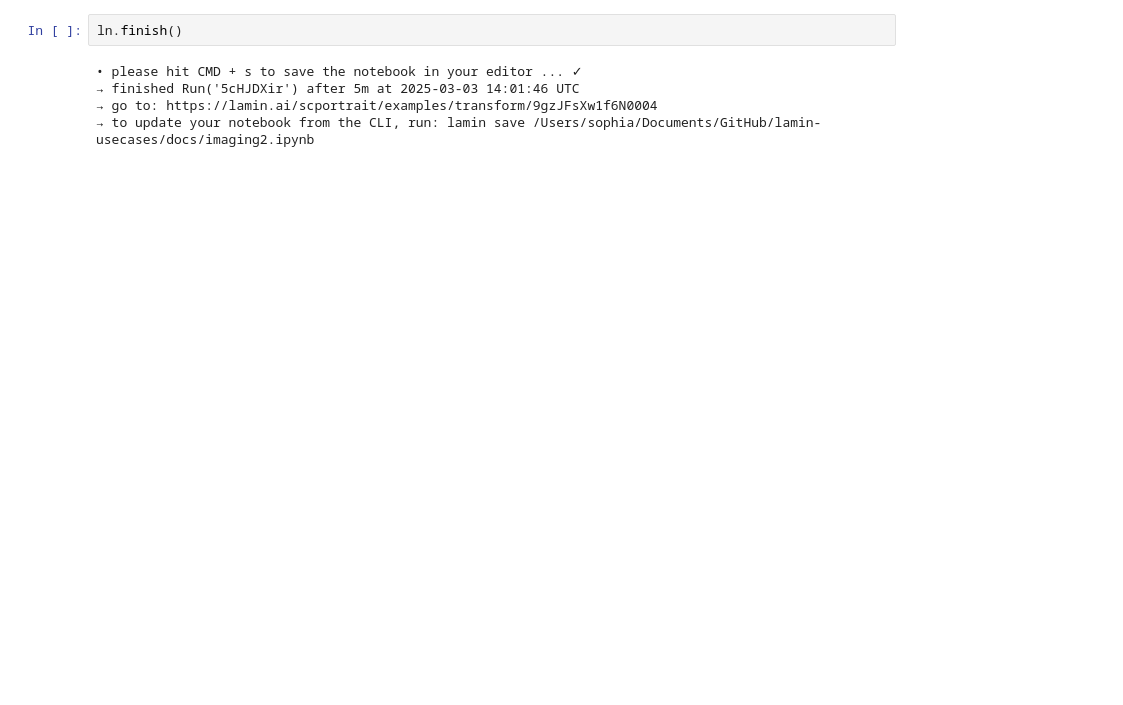
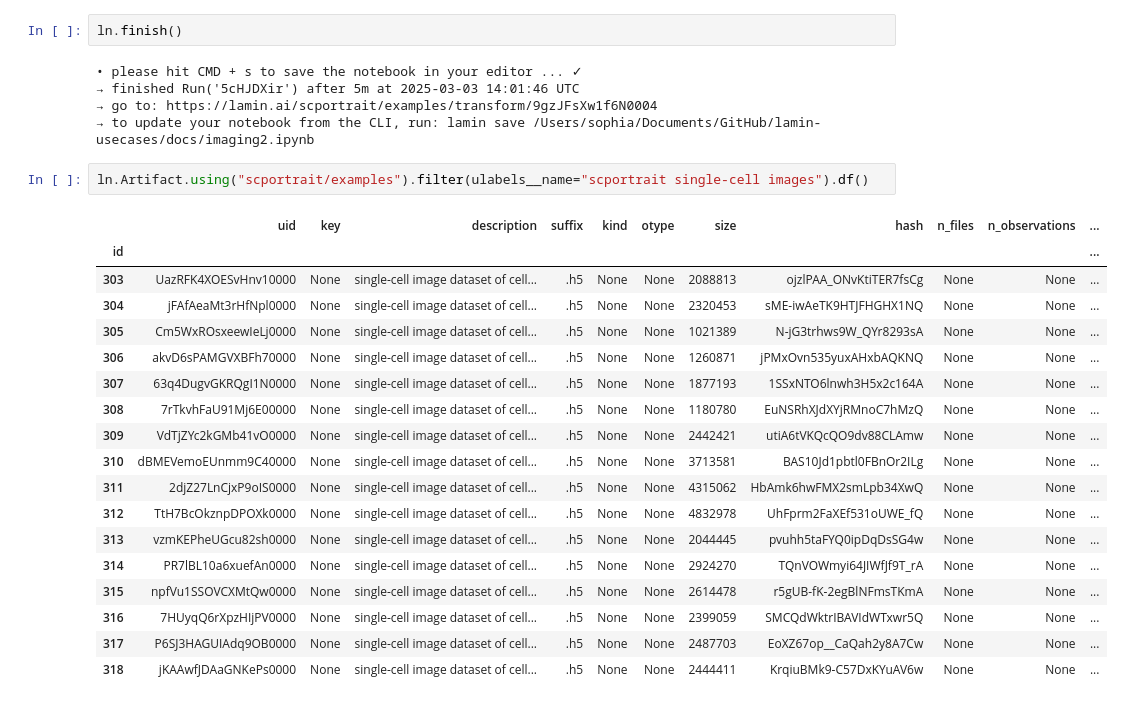
Before and after one commit to laminlabs/lamin-usecases, a Jupyter notebook: docs/imaging2.ipynb, the cells around one changed output. Cells and saved outputs as stored; diff of their text form; blank space fills up the shorter version.

Commit message:
:art: add use of remote scportrait/examples_instance in ln.filter operations

```diff
--- a/docs/imaging2.ipynb
+++ b/docs/imaging2.ipynb
@@ -427,3 +428,24 @@ ln.finish()
 → finished Run('5cHJDXir') after 5m at 2025-03-03 14:01:46 UTC
 → go to: https://lamin.ai/scportrait/examples/transform/9gzJFsXw1f6N0004
 → to update your notebook from the CLI, run: lamin save /Users/sophia/Documents/GitHub/lamin-usecases/docs/imaging2.ipynb
+# %%
+ln.Artifact.using("scportrait/examples").filter(ulabels__name="scportrait single-cell images").df()
+# %% [output]
+|  | uid | key | description | suffix | kind | otype | size | hash | n_files | n_observations | ... |
+| id |  |  |  |  |  |  |  |  |  |  | ... |
+| 303 | UazRFK4XOESvHnv10000 | None | single-cell image dataset of cell... | .h5 | None | None | 2088813 | ojzlPAA_ONvKtiTER7fsCg | None | None | ... |
+| 304 | jFAfAeaMt3rHfNpl0000 | None | single-cell image dataset of cell... | .h5 | None | None | 2320453 | sME-iwAeTK9HTJFHGHX1NQ | None | None | ... |
+| 305 | Cm5WxROsxeewIeLj0000 | None | single-cell image dataset of cell... | .h5 | None | None | 1021389 | N-jG3trhws9W_QYr8293sA | None | None | ... |
+| 306 | akvD6sPAMGVXBFh70000 | None | single-cell image dataset of cell... | .h5 | None | None | 1260871 | jPMxOvn535yuxAHxbAQKNQ | None | None | ... |
+| 307 | 63q4DugvGKRQgI1N0000 | None | single-cell image dataset of cell... | .h5 | None | None | 1877193 | 1SSxNTO6lnwh3H5x2c164A | None | None | ... |
+| 308 | 7rTkvhFaU91Mj6E00000 | None | single-cell image dataset of cell... | .h5 | None | None | 1180780 | EuNSRhXJdXYjRMnoC7hMzQ | None | None | ... |
+| 309 | VdTjZYc2kGMb41vO0000 | None | single-cell image dataset of cell... | .h5 | None | None | 2442421 | utiA6tVKQcQO9dv88CLAmw | None | None | ... |
+| 310 | dBMEVemoEUnmm9C40000 | None | single-cell image dataset of cell... | .h5 | None | None | 3713581 | BAS10Jd1pbtl0FBnOr2ILg | None | None | ... |
+| 311 | 2djZ27LnCjxP9oIS0000 | None | single-cell image dataset of cell... | .h5 | None | None | 4315062 | HbAmk6hwFMX2smLpb34XwQ | None | None | ... |
+| 312 | TtH7BcOkznpDPOXk0000 | None | single-cell image dataset of cell... | .h5 | None | None | 4832978 | UhFprm2FaXEf531oUWE_fQ | None | None | ... |
+| 313 | vzmKEPheUGcu82sh0000 | None | single-cell image dataset of cell... | .h5 | None | None | 2044445 | pvuhh5taFYQ0ipDqDsSG4w | None | None | ... |
+| 314 | PR7lBL10a6xuefAn0000 | None | single-cell image dataset of cell... | .h5 | None | None | 2924270 | TQnVOWmyi64JIWfJf9T_rA | None | None | ... |
+| 315 | npfVu1SSOVCXMtQw0000 | None | single-cell image dataset of cell... | .h5 | None | None | 2614478 | r5gUB-fK-2egBlNFmsTKmA | None | None | ... |
+| 316 | 7HUyqQ6rXpzHIjPV0000 | None | single-cell image dataset of cell... | .h5 | None | None | 2399059 | SMCQdWktrIBAVIdWTxwr5Q | None | None | ... |
+| 317 | P6SJ3HAGUIAdq9OB0000 | None | single-cell image dataset of cell... | .h5 | None | None | 2487703 | EoXZ67op__CaQah2y8A7Cw | None | None | ... |
+| 318 | jKAAwfJDAaGNKePs0000 | None | single-cell image dataset of cell... | .h5 | None | None | 2444411 | KrqiuBMk9-C57DxKYuAV6w | None | None | ... |
```
Also changed, not shown: parts of 2 cells of this notebook.
